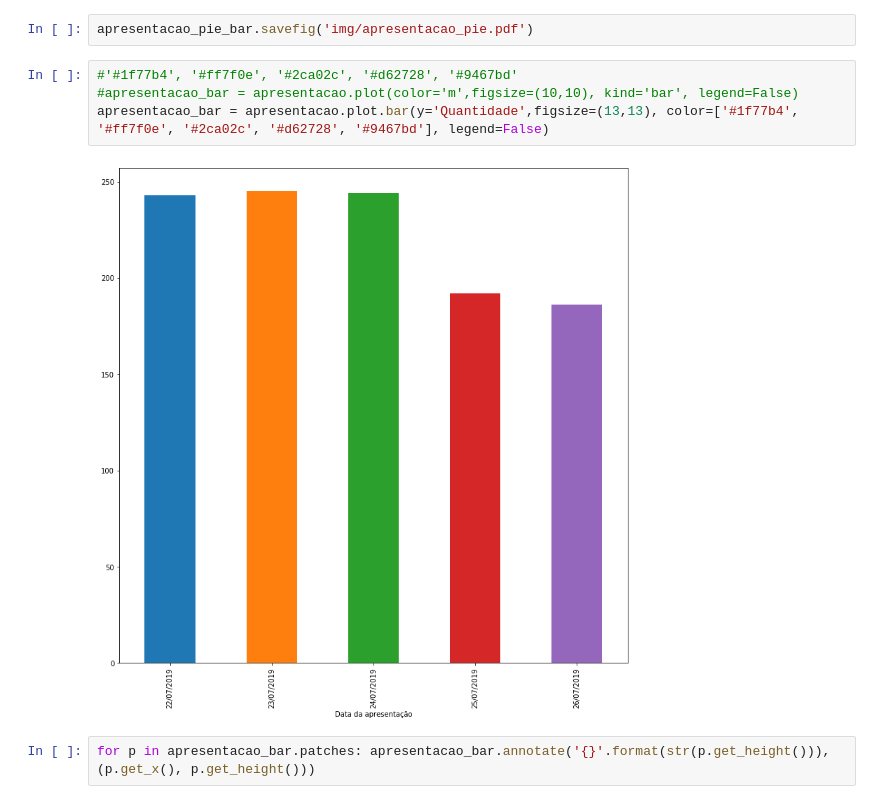
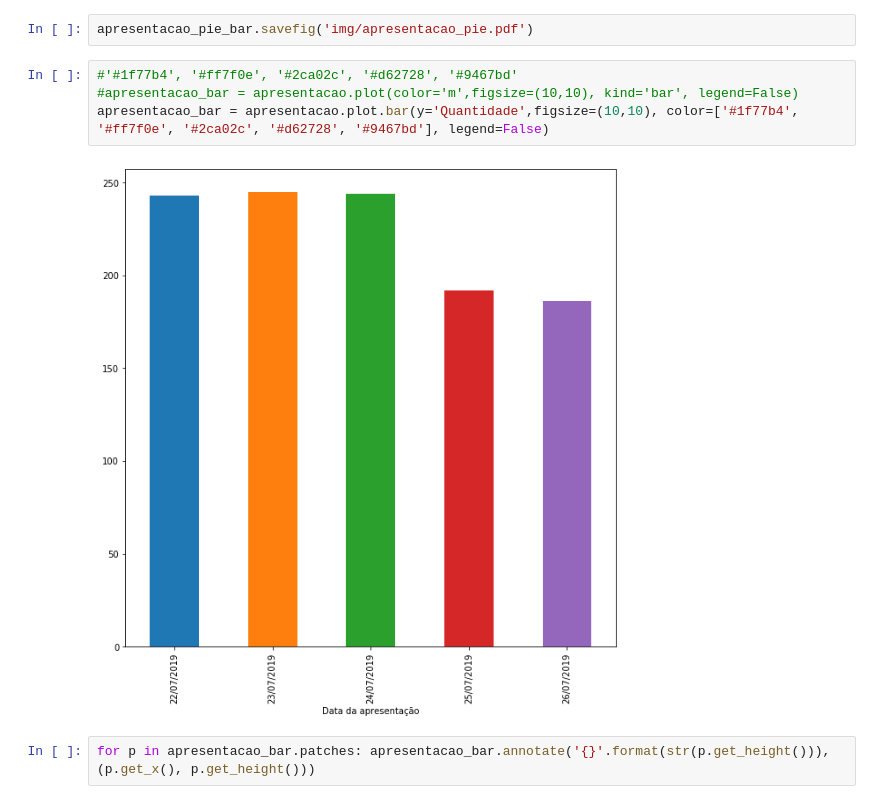
Before and after one commit to danbailo/DataAnalysis-UFMS, a Jupyter notebook: script.ipynb, the cells around one changed output. Drawn from its saved outputs; the diff is of its cells as text.

```diff
--- a/script.ipynb
+++ b/script.ipynb
@@ -329,9 +329,9 @@ apresentacao_pie_bar.savefig('img/apresentacao_pie.pdf')
 # %%
 #'#1f77b4', '#ff7f0e', '#2ca02c', '#d62728', '#9467bd'
 #apresentacao_bar = apresentacao.plot(color='m',figsize=(10,10), kind='bar', legend=False)
-apresentacao_bar = apresentacao.plot.bar(y='Quantidade',figsize=(13,13), color=['#1f77b4', '#ff7f0e', '#2ca02c', '#d62728', '#9467bd'], legend=False)
+apresentacao_bar = apresentacao.plot.bar(y='Quantidade',figsize=(10,10), color=['#1f77b4', '#ff7f0e', '#2ca02c', '#d62728', '#9467bd'], legend=False)
 # %% [output]
-[figure, old version]
+[figure, new version]
 # %%
 for p in apresentacao_bar.patches: apresentacao_bar.annotate('{}'.format(str(p.get_height())), (p.get_x(), p.get_height()))
 # %%
```
Also changed, not shown: parts of 6 cells of this notebook, 7 other files.
